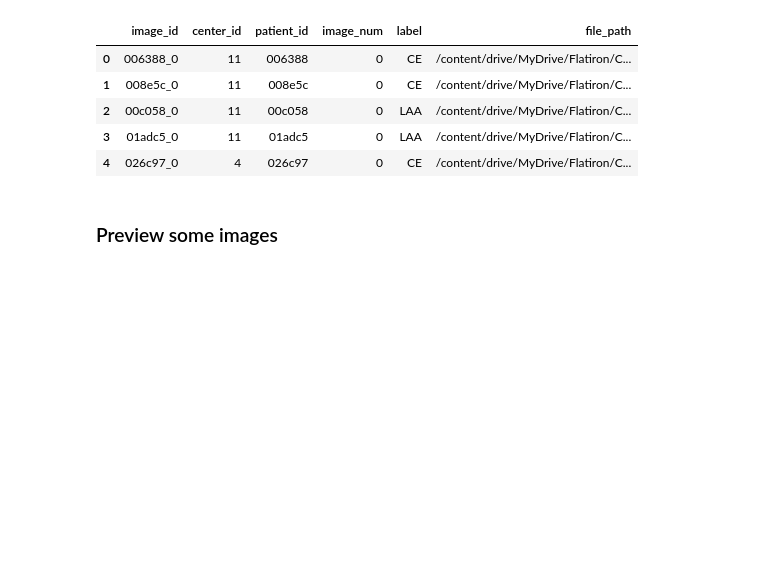
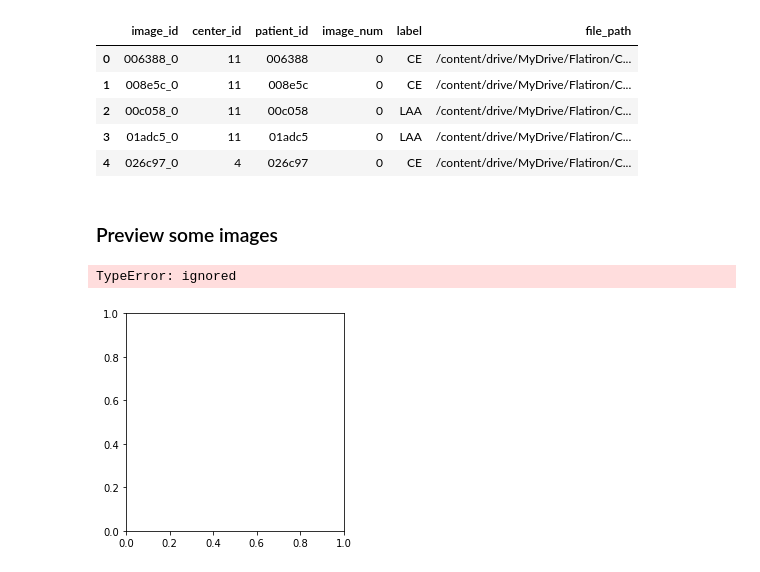
Before and after one commit to samoliver3/capstone-STRIP-AI, a Jupyter notebook: STRIP.ipynb, the cells around one changed output. Cells and saved outputs as stored; diff of their text form; code cells hidden in the pictures; blank space fills up the shorter version.

Commit message:
Figuring out how to use OpenSlide to read in the images

```diff
--- a/STRIP.ipynb
+++ b/STRIP.ipynb
@@ -1123,11 +1163,14 @@ train_df.head()
 # %%
 sample_train = train_df[:4]
 
 for i in range(4):
     slide = OpenSlide(sample_train.loc[i, "file_path"])
-    region = (0, 0)
-    size = (10000, 10000)
-    region = slide.read_region(region, 0, size)
-    plt.figure(figsize=(8, 8))
-    plt.imshow(region)
+    #region = (0, 0)
+   # size = (10000, 10000)
+    #region = slide.read_region(region, 0, size)
+    #plt.figure(figsize=(8, 8))
+    plt.imshow(slide)
     plt.show()
+# %% [output]
+TypeError: ignored
+[figure, added]
```
Also changed, not shown: parts of 22 cells of this notebook.
